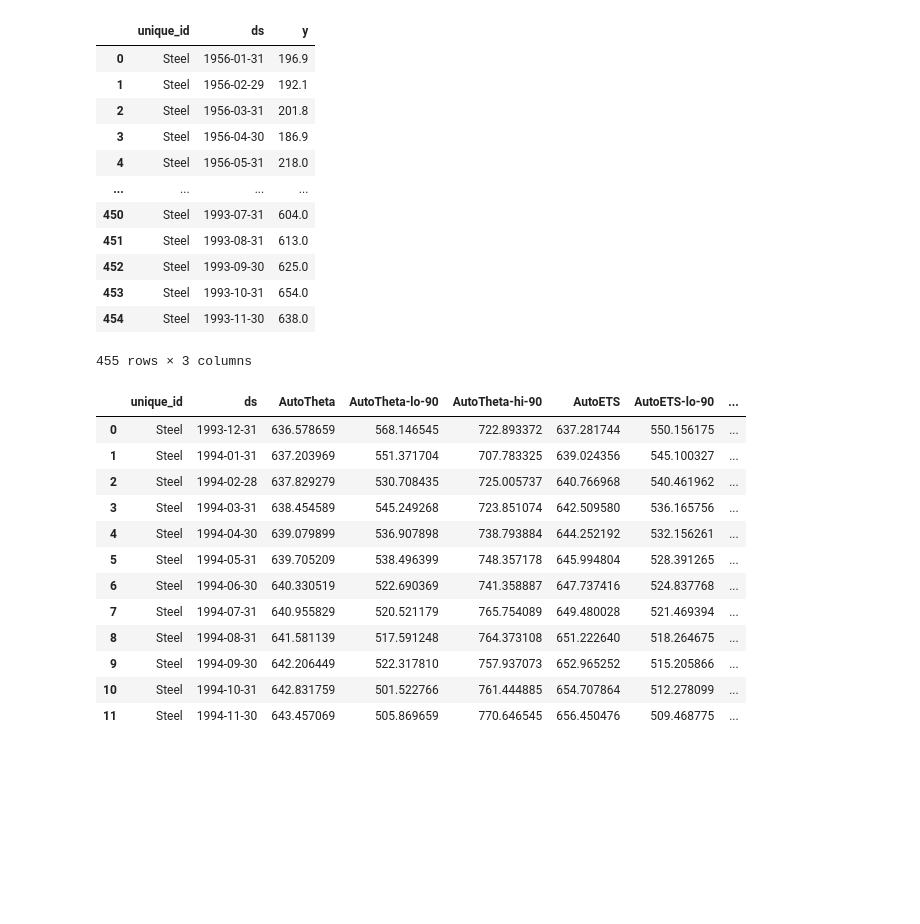
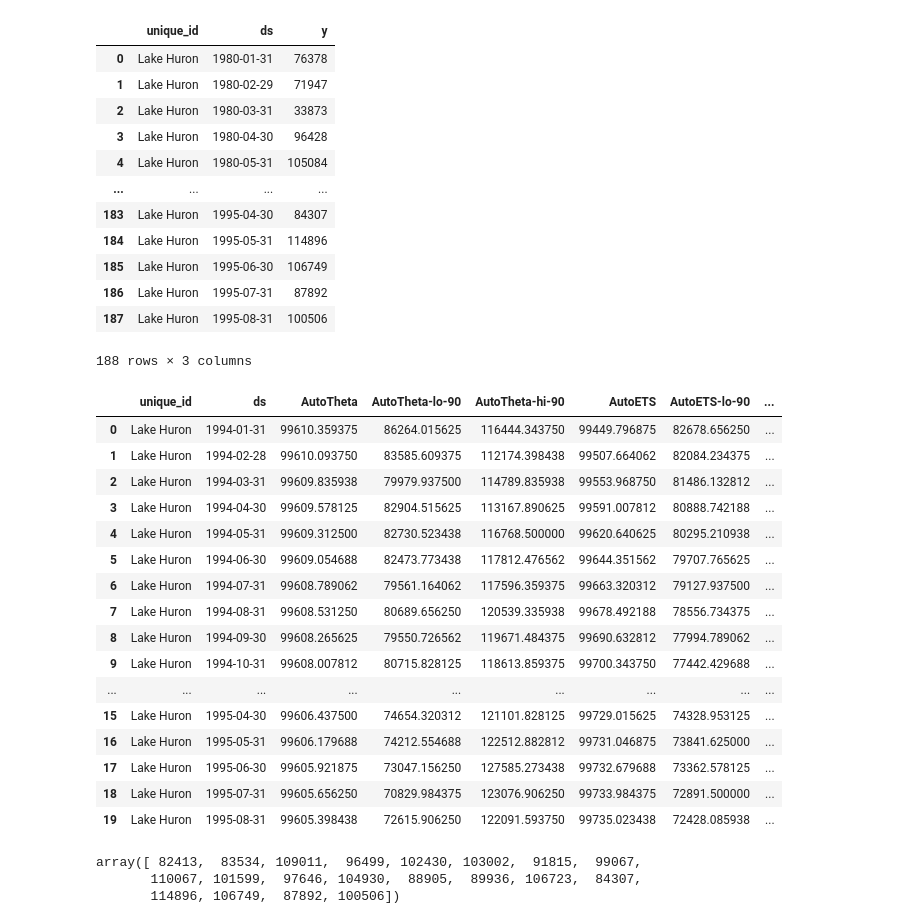
Before and after one commit to RobertWSmith/time-series-llm, a Jupyter notebook: experiment-01.ipynb, the cells around one changed output. Drawn from its saved outputs; the diff is of its cells as text; code cells hidden in the pictures; blank space fills up the shorter version.

```diff
--- a/experiment-01.ipynb
+++ b/experiment-01.ipynb
@@ -1,62 +1,81 @@
 # %%
 import pandas as pd
 
-df = pd.read_csv("https://nmimoto.github.io/datasets/steel.csv")
-df["unique_id"] = "Steel"
-df.rename(columns={"Month": "ds", "Steel": "y"}, inplace=True)
+df = pd.read_csv("https://nmimoto.github.io/datasets/pigs.csv")
+df["unique_id"] = "Lake Huron"
+df.rename(columns={"Month": "ds", "Pigs": "y"}, inplace=True)
 df["ds"] = pd.to_datetime(df["ds"], format="%Y-%m") + pd.offsets.MonthEnd(0)
 df = df[["unique_id", "ds", "y"]]
 df
 # %% [output]
 |  | unique_id | ds | y |
-| 0 | Steel | 1956-01-31 | 196.9 |
-| 1 | Steel | 1956-02-29 | 192.1 |
-| 2 | Steel | 1956-03-31 | 201.8 |
-| 3 | Steel | 1956-04-30 | 186.9 |
-| 4 | Steel | 1956-05-31 | 218.0 |
+| 0 | Lake Huron | 1980-01-31 | 76378 |
+| 1 | Lake Huron | 1980-02-29 | 71947 |
+| 2 | Lake Huron | 1980-03-31 | 33873 |
+| 3 | Lake Huron | 1980-04-30 | 96428 |
+| 4 | Lake Huron | 1980-05-31 | 105084 |
 | ... | ... | ... | ... |
-| 450 | Steel | 1993-07-31 | 604.0 |
-| 451 | Steel | 1993-08-31 | 613.0 |
-| 452 | Steel | 1993-09-30 | 625.0 |
-| 453 | Steel | 1993-10-31 | 654.0 |
-| 454 | Steel | 1993-11-30 | 638.0 |
+| 183 | Lake Huron | 1995-04-30 | 84307 |
+| 184 | Lake Huron | 1995-05-31 | 114896 |
+| 185 | Lake Huron | 1995-06-30 | 106749 |
+| 186 | Lake Huron | 1995-07-31 | 87892 |
+| 187 | Lake Huron | 1995-08-31 | 100506 |
-455 rows × 3 columns
+188 rows × 3 columns
 # %%
 from statsforecast import StatsForecast
 from statsforecast.models import (
     AutoTheta,
     AutoETS,
     AutoARIMA,
     SeasonalNaive
 )
 
 models = [
     AutoTheta(),
     AutoETS(),
     AutoARIMA(),
     SeasonalNaive(season_length=12),
 ]
 
 sf = StatsForecast(
     models=models,
     freq="ME",
     fallback_model=SeasonalNaive(season_length=12),
     n_jobs=-1,
 )
 
-forecasts_df = sf.forecast(df=df, h=12, level=[90])
+levels = [90]
+
+forecasts_df = sf.forecast(df=df[(df.ds < pd.to_datetime("1994-01-01"))], h=20,
+                           level=levels)
 forecasts_df
 # %% [output]
 |  | unique_id | ds | AutoTheta | AutoTheta-lo-90 | AutoTheta-hi-90 | AutoETS | AutoETS-lo-90 | ... |
-| 0 | Steel | 1993-12-31 | 636.578659 | 568.146545 | 722.893372 | 637.281744 | 550.156175 | ... |
-| 1 | Steel | 1994-01-31 | 637.203969 | 551.371704 | 707.783325 | 639.024356 | 545.100327 | ... |
-| 2 | Steel | 1994-02-28 | 637.829279 | 530.708435 | 725.005737 | 640.766968 | 540.461962 | ... |
-| 3 | Steel | 1994-03-31 | 638.454589 | 545.249268 | 723.851074 | 642.509580 | 536.165756 | ... |
-| 4 | Steel | 1994-04-30 | 639.079899 | 536.907898 | 738.793884 | 644.252192 | 532.156261 | ... |
-| 5 | Steel | 1994-05-31 | 639.705209 | 538.496399 | 748.357178 | 645.994804 | 528.391265 | ... |
-| 6 | Steel | 1994-06-30 | 640.330519 | 522.690369 | 741.358887 | 647.737416 | 524.837768 | ... |
-| 7 | Steel | 1994-07-31 | 640.955829 | 520.521179 | 765.754089 | 649.480028 | 521.469394 | ... |
-| 8 | Steel | 1994-08-31 | 641.581139 | 517.591248 | 764.373108 | 651.222640 | 518.264675 | ... |
-| 9 | Steel | 1994-09-30 | 642.206449 | 522.317810 | 757.937073 | 652.965252 | 515.205866 | ... |
-| 10 | Steel | 1994-10-31 | 642.831759 | 501.522766 | 761.444885 | 654.707864 | 512.278099 | ... |
-| 11 | Steel | 1994-11-30 | 643.457069 | 505.869659 | 770.646545 | 656.450476 | 509.468775 | ... |
+| 0 | Lake Huron | 1994-01-31 | 99610.359375 | 86264.015625 | 116444.343750 | 99449.796875 | 82678.656250 | ... |
+| 1 | Lake Huron | 1994-02-28 | 99610.093750 | 83585.609375 | 112174.398438 | 99507.664062 | 82084.234375 | ... |
+| 2 | Lake Huron | 1994-03-31 | 99609.835938 | 79979.937500 | 114789.835938 | 99553.968750 | 81486.132812 | ... |
+| 3 | Lake Huron | 1994-04-30 | 99609.578125 | 82904.515625 | 113167.890625 | 99591.007812 | 80888.742188 | ... |
+| 4 | Lake Huron | 1994-05-31 | 99609.312500 | 82730.523438 | 116768.500000 | 99620.640625 | 80295.210938 | ... |
+| 5 | Lake Huron | 1994-06-30 | 99609.054688 | 82473.773438 | 117812.476562 | 99644.351562 | 79707.765625 | ... |
+| 6 | Lake Huron | 1994-07-31 | 99608.789062 | 79561.164062 | 117596.359375 | 99663.320312 | 79127.937500 | ... |
+| 7 | Lake Huron | 1994-08-31 | 99608.531250 | 80689.656250 | 120539.335938 | 99678.492188 | 78556.734375 | ... |
+| 8 | Lake Huron | 1994-09-30 | 99608.265625 | 79550.726562 | 119671.484375 | 99690.632812 | 77994.789062 | ... |
+| 9 | Lake Huron | 1994-10-31 | 99608.007812 | 80715.828125 | 118613.859375 | 99700.343750 | 77442.429688 | ... |
+| ... | ... | ... | ... | ... | ... | ... | ... | ... |
+| 15 | Lake Huron | 1995-04-30 | 99606.437500 | 74654.320312 | 121101.828125 | 99729.015625 | 74328.953125 | ... |
+| 16 | Lake Huron | 1995-05-31 | 99606.179688 | 74212.554688 | 122512.882812 | 99731.046875 | 73841.625000 | ... |
+| 17 | Lake Huron | 1995-06-30 | 99605.921875 | 73047.156250 | 127585.273438 | 99732.679688 | 73362.578125 | ... |
+| 18 | Lake Huron | 1995-07-31 | 99605.656250 | 70829.984375 | 123076.906250 | 99733.984375 | 72891.500000 | ... |
+| 19 | Lake Huron | 1995-08-31 | 99605.398438 | 72615.906250 | 122091.593750 | 99735.023438 | 72428.085938 | ... |
+# %%
+from sktime.performance_metrics.forecasting import MeanAbsoluteScaledError
+
+mase = MeanAbsoluteScaledError()
+
+y_train = df.loc[df.ds < pd.to_datetime("1994-01-01"), :].y.values
+held_out_sample = df.loc[df.ds >= pd.to_datetime("1994-01-01"), :].y.values
+held_out_sample
+# %% [output]
+array([ 82413,  83534, 109011,  96499, 102430, 103002,  91815,  99067,
+       110067, 101599,  97646, 104930,  88905,  89936, 106723,  84307,
+       114896, 106749,  87892, 100506])
```
Also changed, not shown: parts of 7 cells of this notebook.
